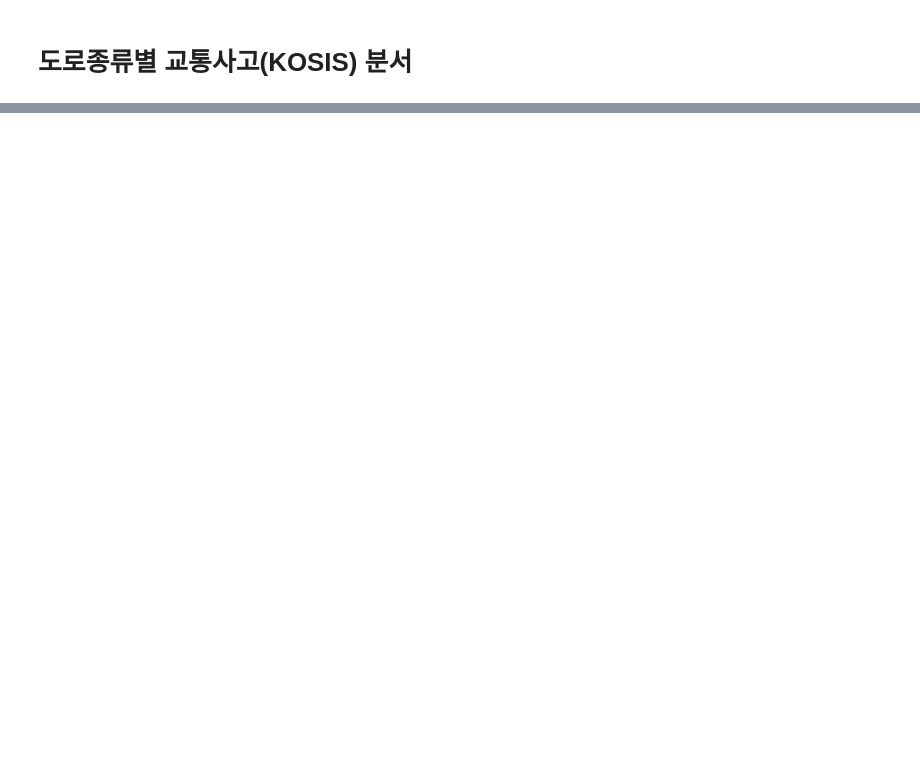
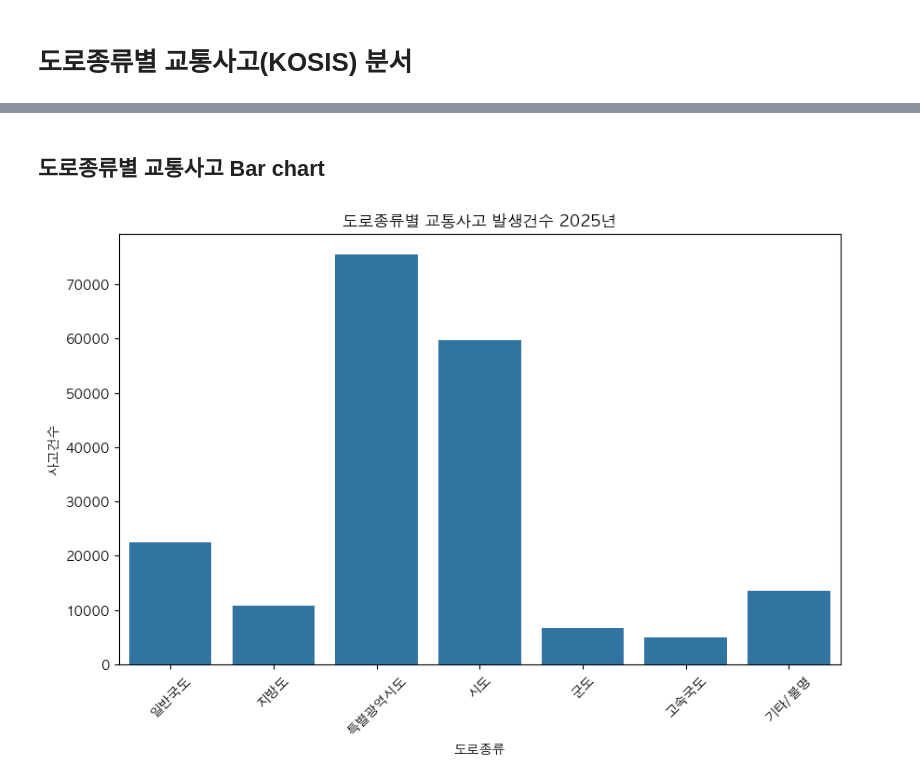
Before and after one commit to thihaoov/Korea-traffic-accident-analysis, a Jupyter notebook: notebooks/02_Accidents_by_Road_Type.ipynb, the cells around one changed output, grey strips where cells are left out. Cells and saved outputs as stored; diff of their text form; code cells hidden in the pictures; blank space fills up the shorter version.

```diff
--- a/notebooks/02_Accidents_by_Road_Type.ipynb
+++ b/notebooks/02_Accidents_by_Road_Type.ipynb
@@ -19,0 +48,3 @@ df.head(10)
+# %%
+df_total = df[df['월별']=='전체']
+df_total.head(10)
@@ -19,0 +60,23 @@ df.head(10)
+# %%
+import matplotlib.pyplot as plt
+import seaborn as sns
+
+plt.rcParams['font.family'] = 'AppleGothic'
+plt.rcParams['axes.unicode_minus'] = False
+# %% [markdown]
+## 도로종류별 교통사고 Bar chart
+# %%
+## 도로종류별 사고건수 그래프
+
+plt.figure(figsize=(10, 6))
+
+sns.barplot(data=df_total, x='도로종류별', y='사고건수')
+
+plt.title('도로종류별 교통사고 발생건수 2025년')
+plt.xlabel('도로종류')
+plt.ylabel('사고건수')
+plt.xticks(rotation=45)
+
+plt.show()
+# %% [output]
+[figure, added]
```
Also changed, not shown: parts of 7 cells of this notebook, 1 other file.
